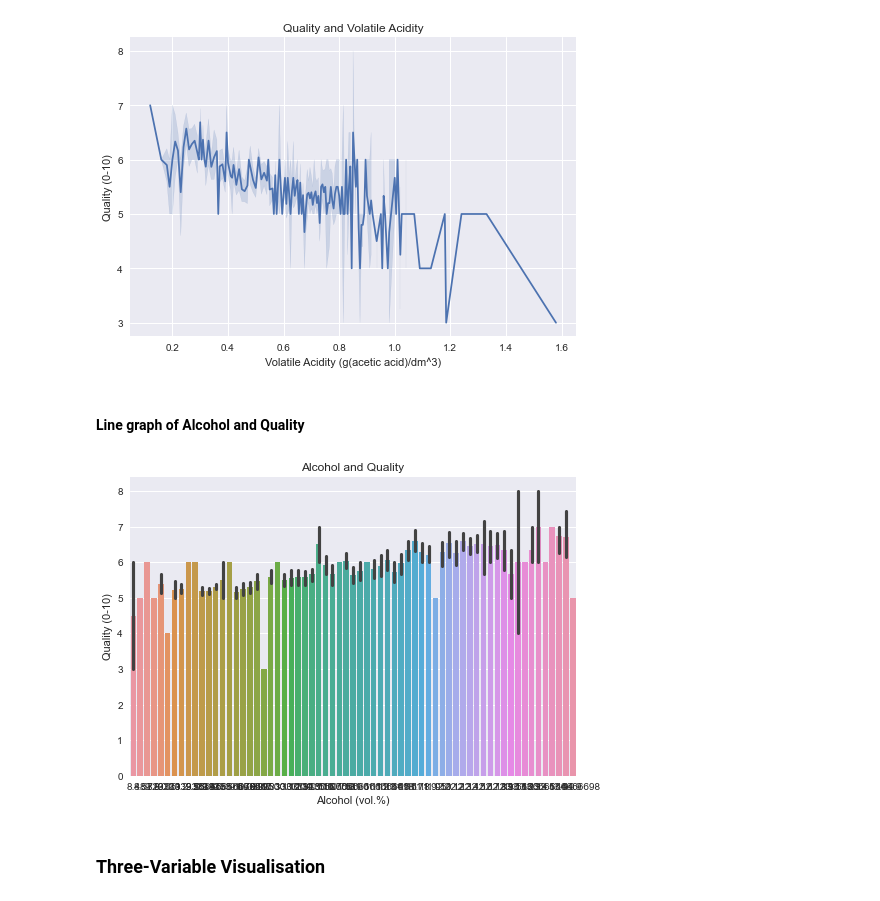
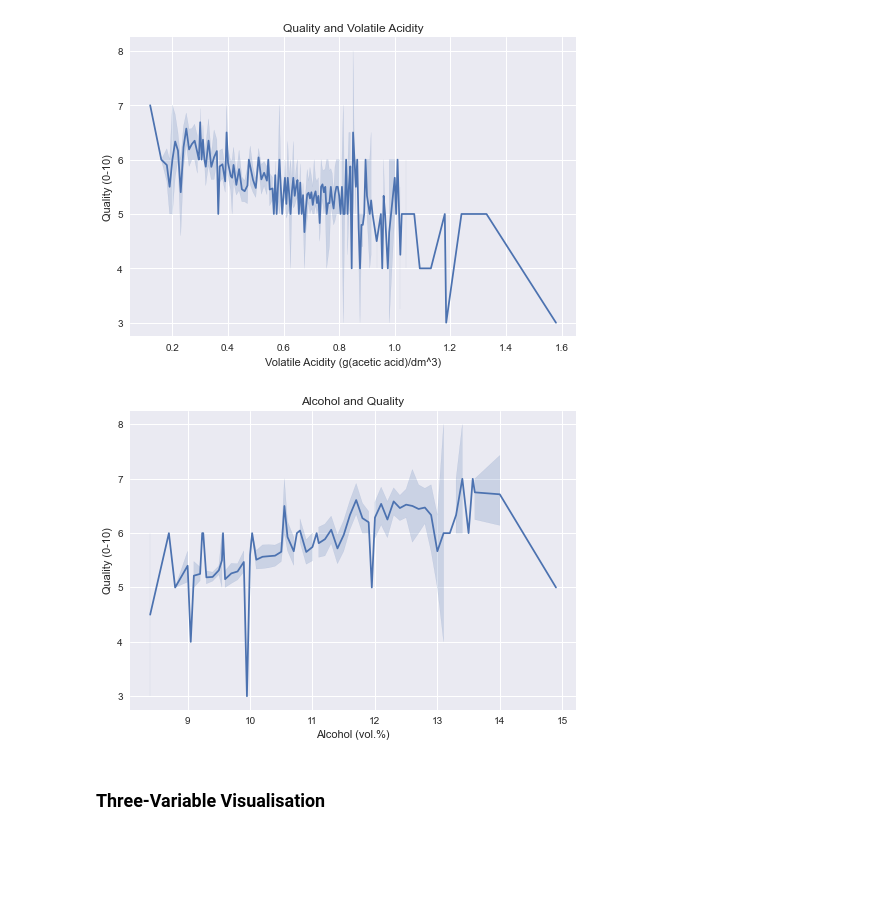
Before and after one commit to Michael-s3943224/MATH2412-Assignment, a Jupyter notebook: Phase1_Group21.ipynb, the cells around one changed output. Drawn from its saved outputs; the diff is of its cells as text; code cells hidden in the pictures; blank space fills up the shorter version.

Commit message:
Added 3rd Two-Variable Graph

```diff
--- a/Phase1_Group21.ipynb
+++ b/Phase1_Group21.ipynb
@@ -63,8 +63,6 @@ import numpy as np
 import pandas as pd
 import matplotlib.pyplot as plt
 import seaborn as sns
-
-plt.style.use('seaborn')
 # %%
 # read csv
 file_name = "Phase1_Group21.csv"
@@ -291,19 +289,14 @@ quality_vacid_plot.set(xlabel='Volatile Acidity (g(acetic acid)/dm^3)')
 plt.show()
 # %% [output]
 [figure]
-# %% [markdown]
-#### Line graph of Alcohol and Quality
 # %%
-from turtle import width
-
-
-alcohol_quality_plt = sns.barplot(x=wine_df['alcohol'], y=wine_df['quality'], )
+alcohol_quality_plt = sns.lineplot(x=wine_df['alcohol'], y=wine_df['quality'])
 alcohol_quality_plt.set(title='Alcohol and Quality')
 alcohol_quality_plt.set(xlabel='Alcohol (vol.%)')
 alcohol_quality_plt.set(ylabel='Quality (0-10)')
 plt.show()
 # %% [output]
-[figure, old version]
+[figure, new version]
 # %% [markdown]
 ### Three-Variable Visualisation
 # %% [markdown]
```
